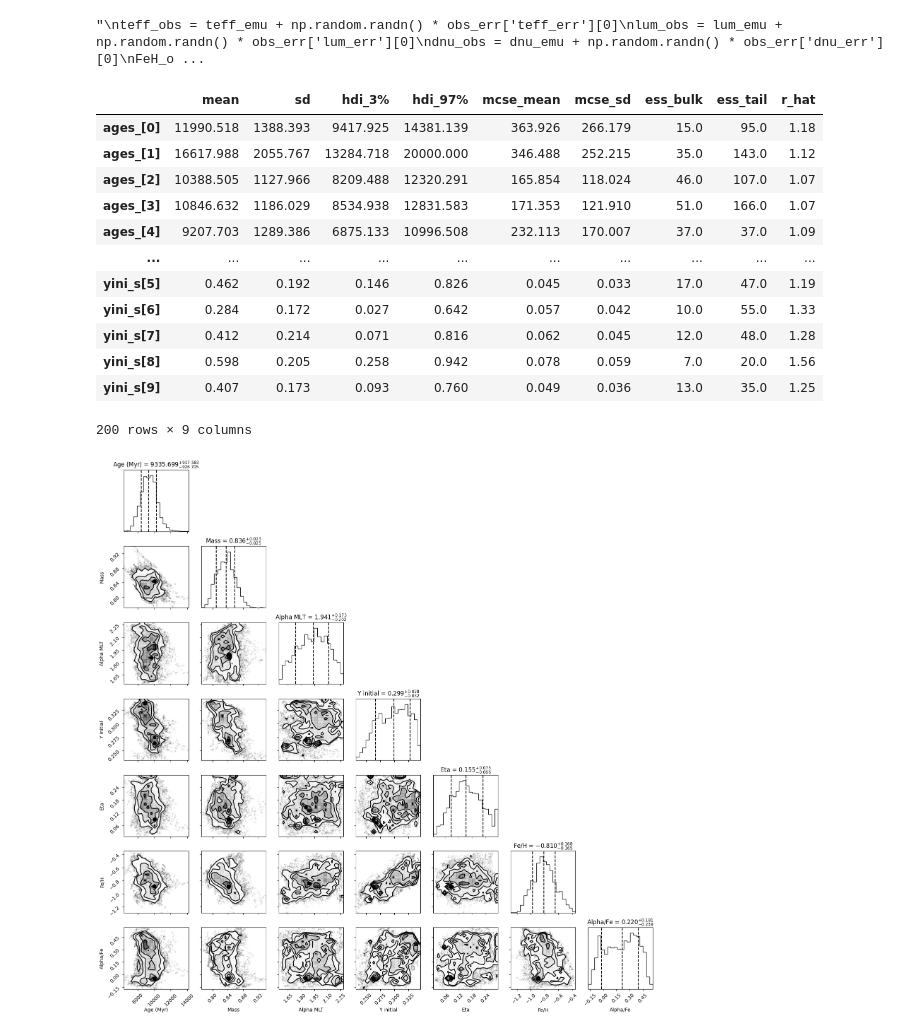
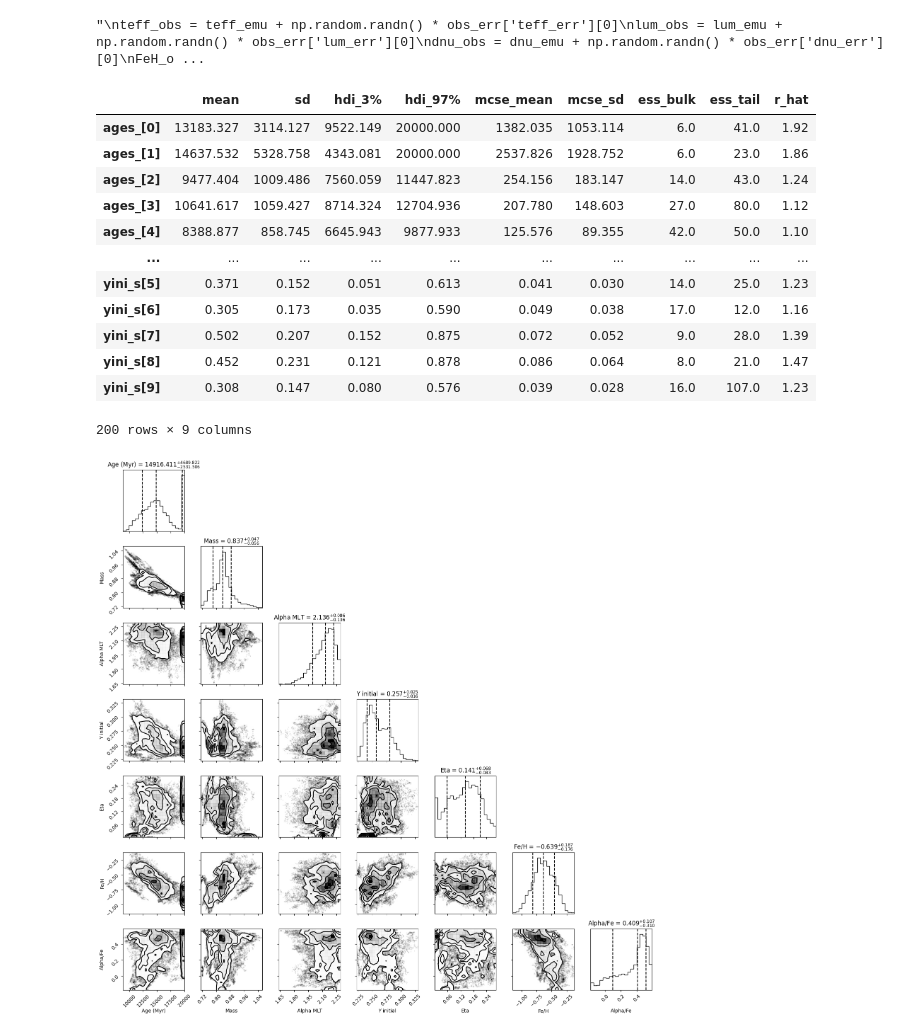
Before and after one commit to ruddock321/y4project, a Jupyter notebook: HBM stuff/Bayesian models/Multi-star Bayesian model.ipynb, the cells around one changed output. Drawn from its saved outputs; the diff is of its cells as text; code cells hidden in the pictures.

```diff
--- a/HBM stuff/Bayesian models/Multi-star Bayesian model.ipynb
+++ b/HBM stuff/Bayesian models/Multi-star Bayesian model.ipynb
@@ -455,7 +455,7 @@ from numpyro.infer import Predictive
 from numpyro.infer.initialization import init_to_median
 
 nuts = NUTS(Bmodel, target_accept_prob=0.8, init_strategy=init_to_median, find_heuristic_step_size=True)
-mcmc = MCMC(nuts, num_warmup=4000, num_samples=4000, num_chains=4) # between 1000 and 4000 for testing
+mcmc = MCMC(nuts, num_warmup=8000, num_samples=8000, num_chains=4) # between 1000 and 4000 for testing
 rng = random.PRNGKey(0)
 rng, key = random.split(rng)
 
@@ -468,17 +468,17 @@ trace = az.from_numpyro(mcmc)
 az.summary(trace)
 # %% [output]
 |  | mean | sd | hdi_3% | hdi_97% | mcse_mean | mcse_sd | ess_bulk | ess_tail | r_hat |
-| ages_[0] | 11990.518 | 1388.393 | 9417.925 | 14381.139 | 363.926 | 266.179 | 15.0 | 95.0 | 1.18 |
-| ages_[1] | 16617.988 | 2055.767 | 13284.718 | 20000.000 | 346.488 | 252.215 | 35.0 | 143.0 | 1.12 |
-| ages_[2] | 10388.505 | 1127.966 | 8209.488 | 12320.291 | 165.854 | 118.024 | 46.0 | 107.0 | 1.07 |
-| ages_[3] | 10846.632 | 1186.029 | 8534.938 | 12831.583 | 171.353 | 121.910 | 51.0 | 166.0 | 1.07 |
-| ages_[4] | 9207.703 | 1289.386 | 6875.133 | 10996.508 | 232.113 | 170.007 | 37.0 | 37.0 | 1.09 |
+| ages_[0] | 13183.327 | 3114.127 | 9522.149 | 20000.000 | 1382.035 | 1053.114 | 6.0 | 41.0 | 1.92 |
+| ages_[1] | 14637.532 | 5328.758 | 4343.081 | 20000.000 | 2537.826 | 1928.752 | 6.0 | 23.0 | 1.86 |
+| ages_[2] | 9477.404 | 1009.486 | 7560.059 | 11447.823 | 254.156 | 183.147 | 14.0 | 43.0 | 1.24 |
+| ages_[3] | 10641.617 | 1059.427 | 8714.324 | 12704.936 | 207.780 | 148.603 | 27.0 | 80.0 | 1.12 |
+| ages_[4] | 8388.877 | 858.745 | 6645.943 | 9877.933 | 125.576 | 89.355 | 42.0 | 50.0 | 1.10 |
 | ... | ... | ... | ... | ... | ... | ... | ... | ... | ... |
-| yini_s[5] | 0.462 | 0.192 | 0.146 | 0.826 | 0.045 | 0.033 | 17.0 | 47.0 | 1.19 |
-| yini_s[6] | 0.284 | 0.172 | 0.027 | 0.642 | 0.057 | 0.042 | 10.0 | 55.0 | 1.33 |
-| yini_s[7] | 0.412 | 0.214 | 0.071 | 0.816 | 0.062 | 0.045 | 12.0 | 48.0 | 1.28 |
-| yini_s[8] | 0.598 | 0.205 | 0.258 | 0.942 | 0.078 | 0.059 | 7.0 | 20.0 | 1.56 |
-| yini_s[9] | 0.407 | 0.173 | 0.093 | 0.760 | 0.049 | 0.036 | 13.0 | 35.0 | 1.25 |
+| yini_s[5] | 0.371 | 0.152 | 0.051 | 0.613 | 0.041 | 0.030 | 14.0 | 25.0 | 1.23 |
+| yini_s[6] | 0.305 | 0.173 | 0.035 | 0.590 | 0.049 | 0.038 | 17.0 | 12.0 | 1.16 |
+| yini_s[7] | 0.502 | 0.207 | 0.152 | 0.875 | 0.072 | 0.052 | 9.0 | 28.0 | 1.39 |
+| yini_s[8] | 0.452 | 0.231 | 0.121 | 0.878 | 0.086 | 0.064 | 8.0 | 21.0 | 1.47 |
+| yini_s[9] | 0.308 | 0.147 | 0.080 | 0.576 | 0.039 | 0.028 | 16.0 | 107.0 | 1.23 |
 200 rows × 9 columns
 # %%
 import corner
@@ -489,36 +489,36 @@ samples = mcmc.get_samples()
 
 # Index
 
-i = 8
+i = 9
 
 params_of_interest = {
     'Age (Myr)': samples['ages_'][..., i],
     'Mass': samples['massini_'][..., i],
     'Alpha MLT': samples['alphamlt_'][..., i],
     'Y initial': samples['yini_'][..., i],
     'Eta': samples['eta_'][..., i],
     'Fe/H': samples['fehini_'][..., i],
     'Alpha/Fe': samples['alphafe_'][..., i]
 }
 
 # Convert to a numpy array for corner.py
 X = np.column_stack([params_of_interest[key] for key in params_of_interest])
 labels = list(params_of_interest.keys())
 
 
 fig = corner.corner(
     X,
     labels=labels,
     quantiles=[0.16, 0.5, 0.84],
     show_titles=True,
     title_kwargs={"fontsize": 12},
     title_fmt='.3f'
 )
 
 plt.tight_layout()
 plt.show()
 # %% [output]
-[figure, old version]
+[figure, new version]
 # %%
 # Create a figure for the corner plot
 fig = plt.figure(figsize=(10, 10))
```
Also changed, not shown: parts of 1 cell of this notebook, 2 other files.
